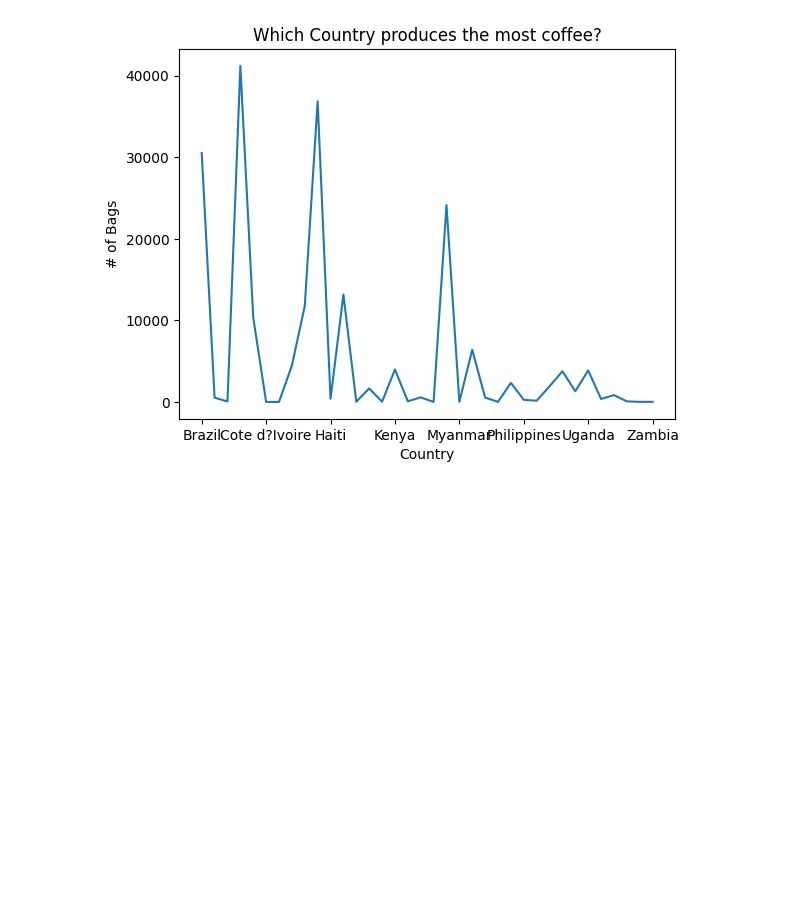
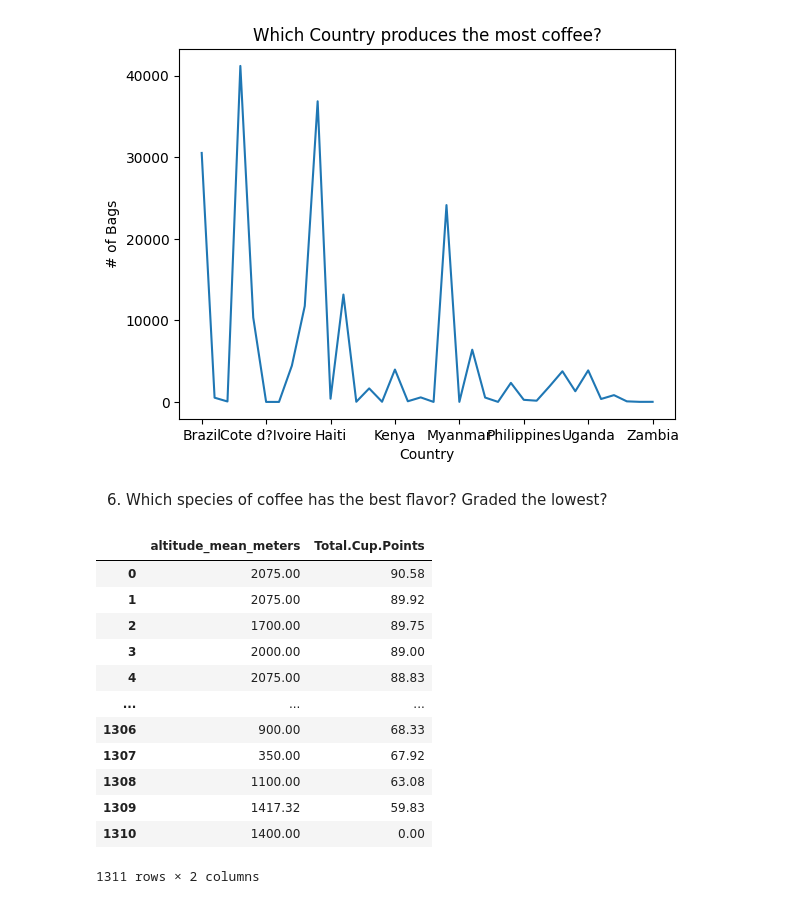
Before and after one commit to jadams1313/DS220Repo, a Jupyter notebook: DS220_Project2 (finished EDA).ipynb, the cells around one changed output. Saved outputs shown, nothing was run; the diff lists cells and outputs as text; code cells hidden in the pictures; blank space fills up the shorter version.

```diff
--- a/DS220_Project2 (finished EDA).ipynb
+++ b/DS220_Project2 (finished EDA).ipynb
@@ -129,6 +129,23 @@ plt.ylabel('# of Bags')
 plt.show()
 # %% [output]
 [figure]
+# %% [markdown]
+6. Which species of coffee has the best flavor? Graded the lowest?
 # %%
-Altitude = Coffee.head(10)[['altitude_mean_meters','Total.Cup.Points']]
+AltitudeTotalScore= Coffee[['altitude_mean_meters','Total.Cup.Points']]
+AltitudeTotalScore
+# %% [output]
+|  | altitude_mean_meters | Total.Cup.Points |
+| 0 | 2075.00 | 90.58 |
+| 1 | 2075.00 | 89.92 |
+| 2 | 1700.00 | 89.75 |
+| 3 | 2000.00 | 89.00 |
+| 4 | 2075.00 | 88.83 |
+| ... | ... | ... |
+| 1306 | 900.00 | 68.33 |
+| 1307 | 350.00 | 67.92 |
+| 1308 | 1100.00 | 63.08 |
+| 1309 | 1417.32 | 59.83 |
+| 1310 | 1400.00 | 0.00 |
+1311 rows × 2 columns
 # %%
```
Also changed, not shown: parts of 2 cells of this notebook.
